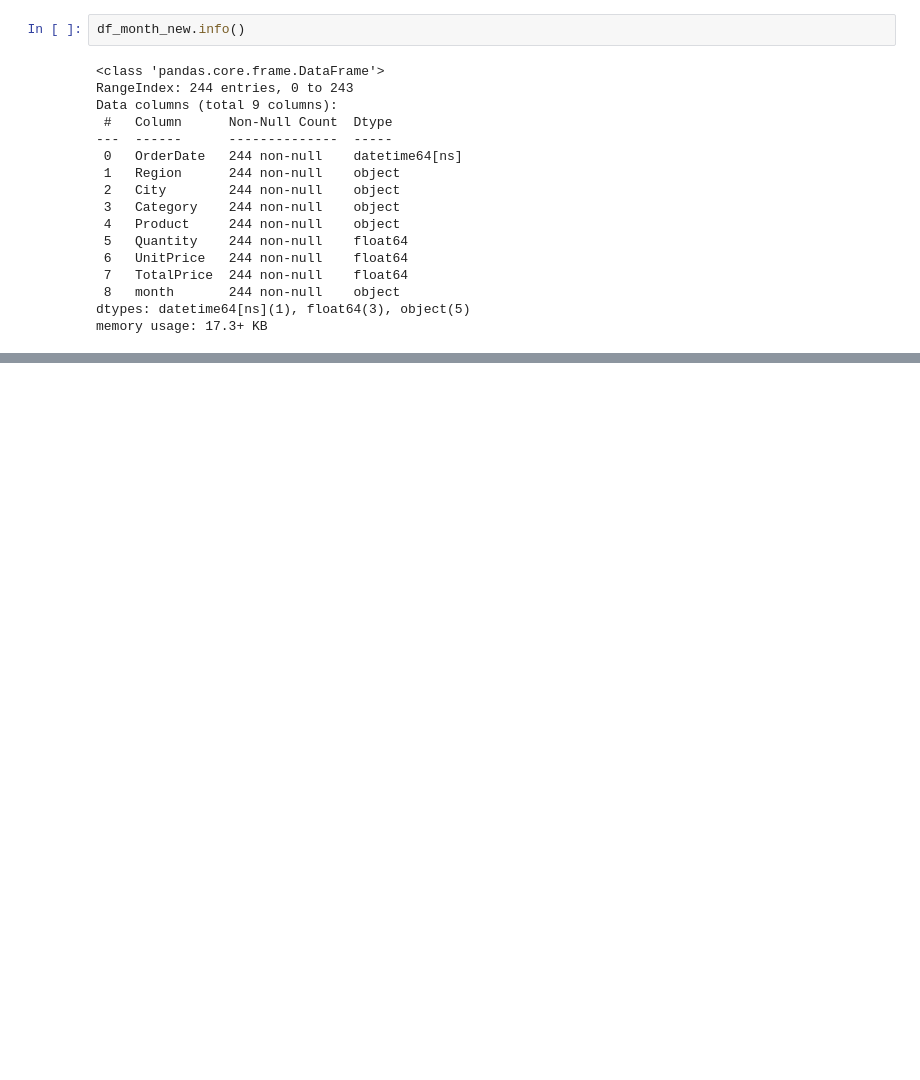
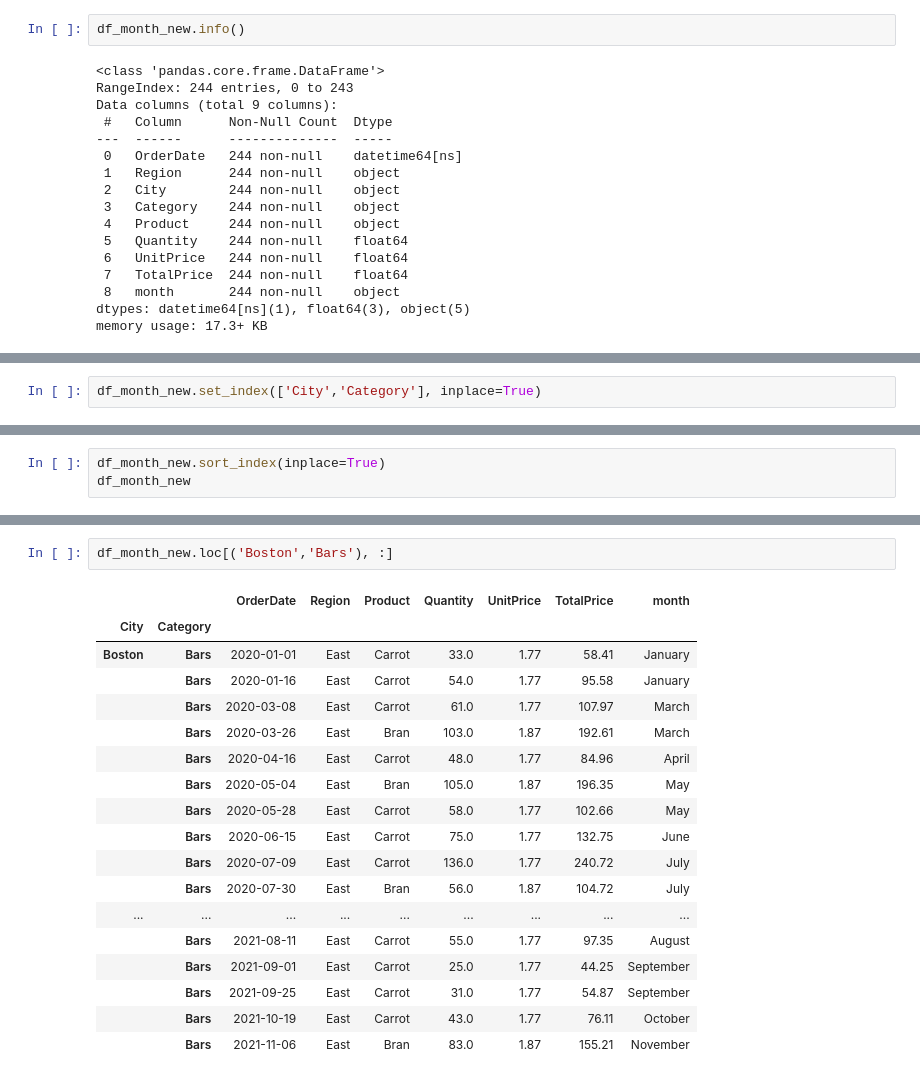
Before and after one commit to sledhead/python_core_test, a Jupyter notebook: excel_test.ipynb, the cells around one changed output, grey strips where cells are left out. Saved outputs shown, nothing was run; the diff lists cells and outputs as text; blank space fills up the shorter version.

Commit message:
pandas pivot table loc

```diff
--- a/excel_test.ipynb
+++ b/excel_test.ipynb
@@ -521,0 +535,2 @@ memory usage: 17.3+ KB
+# %%
+df_month_new.set_index(['City','Category'], inplace=True)
@@ -521,0 +557,3 @@ memory usage: 17.3+ KB
+# %%
+df_month_new.sort_index(inplace=True)
+df_month_new
@@ -521,0 +592,21 @@ memory usage: 17.3+ KB
+# %%
+df_month_new.loc[('Boston','Bars'), :]
+# %% [output]
+|  |  | OrderDate | Region | Product | Quantity | UnitPrice | TotalPrice | month |
+| City | Category |  |  |  |  |  |  |  |
+| Boston | Bars | 2020-01-01 | East | Carrot | 33.0 | 1.77 | 58.41 | January |
+|  | Bars | 2020-01-16 | East | Carrot | 54.0 | 1.77 | 95.58 | January |
+|  | Bars | 2020-03-08 | East | Carrot | 61.0 | 1.77 | 107.97 | March |
+|  | Bars | 2020-03-26 | East | Bran | 103.0 | 1.87 | 192.61 | March |
+|  | Bars | 2020-04-16 | East | Carrot | 48.0 | 1.77 | 84.96 | April |
+|  | Bars | 2020-05-04 | East | Bran | 105.0 | 1.87 | 196.35 | May |
+|  | Bars | 2020-05-28 | East | Carrot | 58.0 | 1.77 | 102.66 | May |
+|  | Bars | 2020-06-15 | East | Carrot | 75.0 | 1.77 | 132.75 | June |
+|  | Bars | 2020-07-09 | East | Carrot | 136.0 | 1.77 | 240.72 | July |
+|  | Bars | 2020-07-30 | East | Bran | 56.0 | 1.87 | 104.72 | July |
+| ... | ... | ... | ... | ... | ... | ... | ... | ... |
+|  | Bars | 2021-08-11 | East | Carrot | 55.0 | 1.77 | 97.35 | August |
+|  | Bars | 2021-09-01 | East | Carrot | 25.0 | 1.77 | 44.25 | September |
+|  | Bars | 2021-09-25 | East | Carrot | 31.0 | 1.77 | 54.87 | September |
+|  | Bars | 2021-10-19 | East | Carrot | 43.0 | 1.77 | 76.11 | October |
+|  | Bars | 2021-11-06 | East | Bran | 83.0 | 1.87 | 155.21 | November |
```
Also changed, not shown: parts of 5 cells of this notebook.
